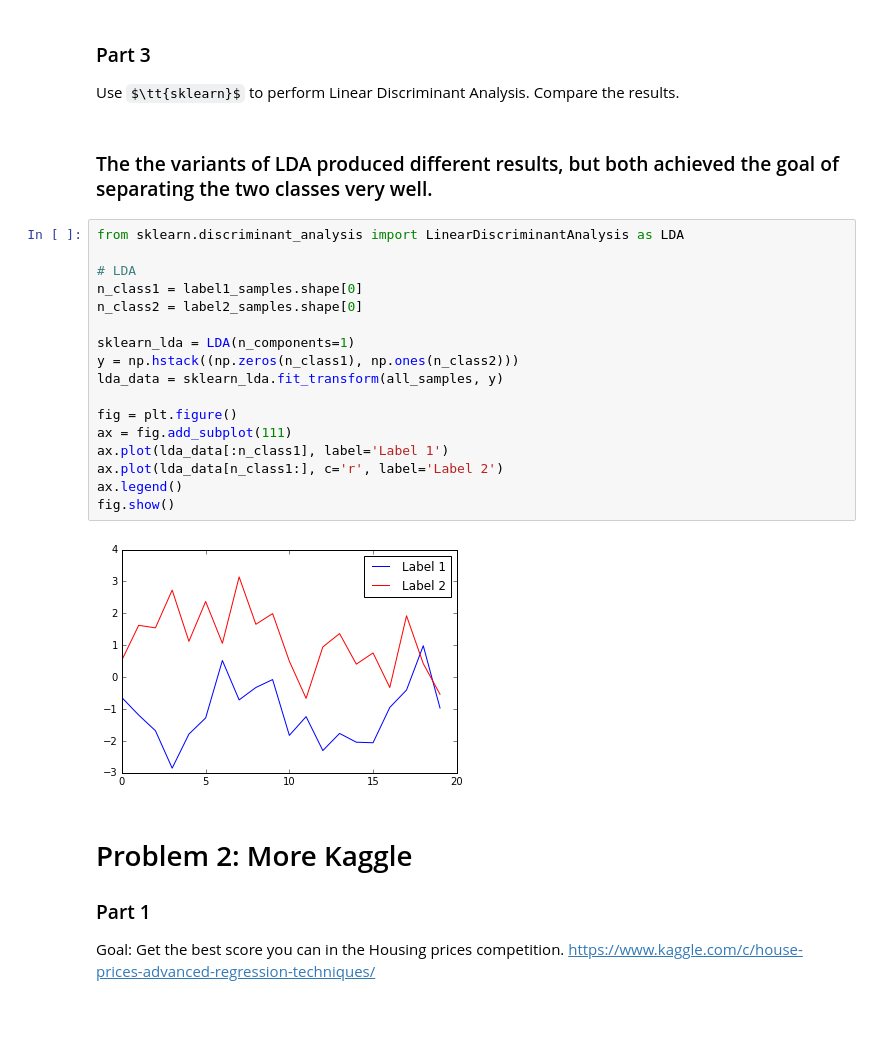
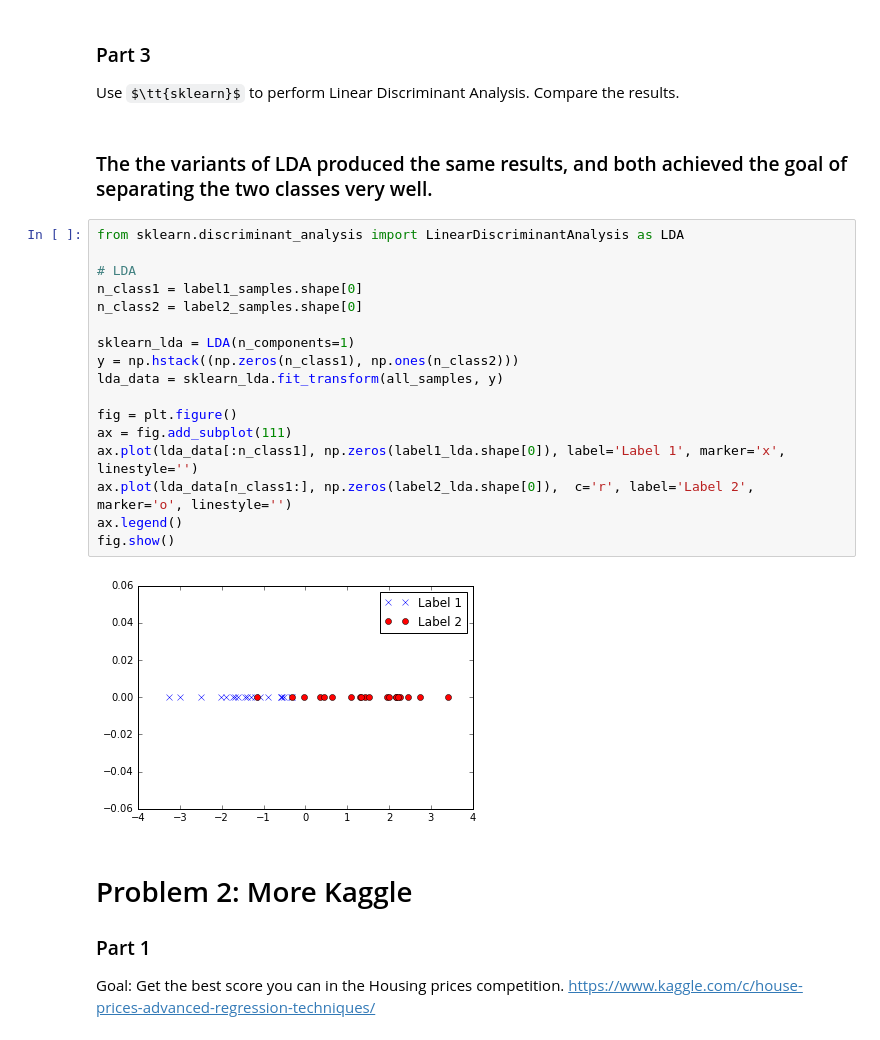
Before and after one commit to RohanNagar/datasciencelab-utaustin, a Jupyter notebook: lab5/lab5.ipynb, the cells around one changed output. Cells and saved outputs as stored; diff of their text form; some formulas as TeX source.

Commit message:
Fixed 1D projection plots (used to be 2D, now are correctly 1D)

```diff
--- a/lab5/lab5.ipynb
+++ b/lab5/lab5.ipynb
@@ -204,26 +199,26 @@ fig.show()
 
 Use $\tt{sklearn}$ to perform Linear Discriminant Analysis. Compare the results.
 # %% [markdown]
-### The the variants of LDA produced different results, but both achieved the goal of separating the two classes very well.
+### The the variants of LDA produced the same results, and both achieved the goal of separating the two classes very well.
 # %%
 from sklearn.discriminant_analysis import LinearDiscriminantAnalysis as LDA
 
 # LDA
 n_class1 = label1_samples.shape[0]
 n_class2 = label2_samples.shape[0]
 
 sklearn_lda = LDA(n_components=1)
 y = np.hstack((np.zeros(n_class1), np.ones(n_class2)))
 lda_data = sklearn_lda.fit_transform(all_samples, y)
 
 fig = plt.figure()
 ax = fig.add_subplot(111)
-ax.plot(lda_data[:n_class1], label='Label 1')
-ax.plot(lda_data[n_class1:], c='r', label='Label 2')
+ax.plot(lda_data[:n_class1], np.zeros(label1_lda.shape[0]), label='Label 1', marker='x', linestyle='')
+ax.plot(lda_data[n_class1:], np.zeros(label2_lda.shape[0]),  c='r', label='Label 2', marker='o', linestyle='')
 ax.legend()
 fig.show()
 # %% [output]
-[figure, old version]
+[figure, new version]
 # %% [markdown]
 # Problem 2: More Kaggle
 
```
Also changed, not shown: parts of 9 cells of this notebook.
